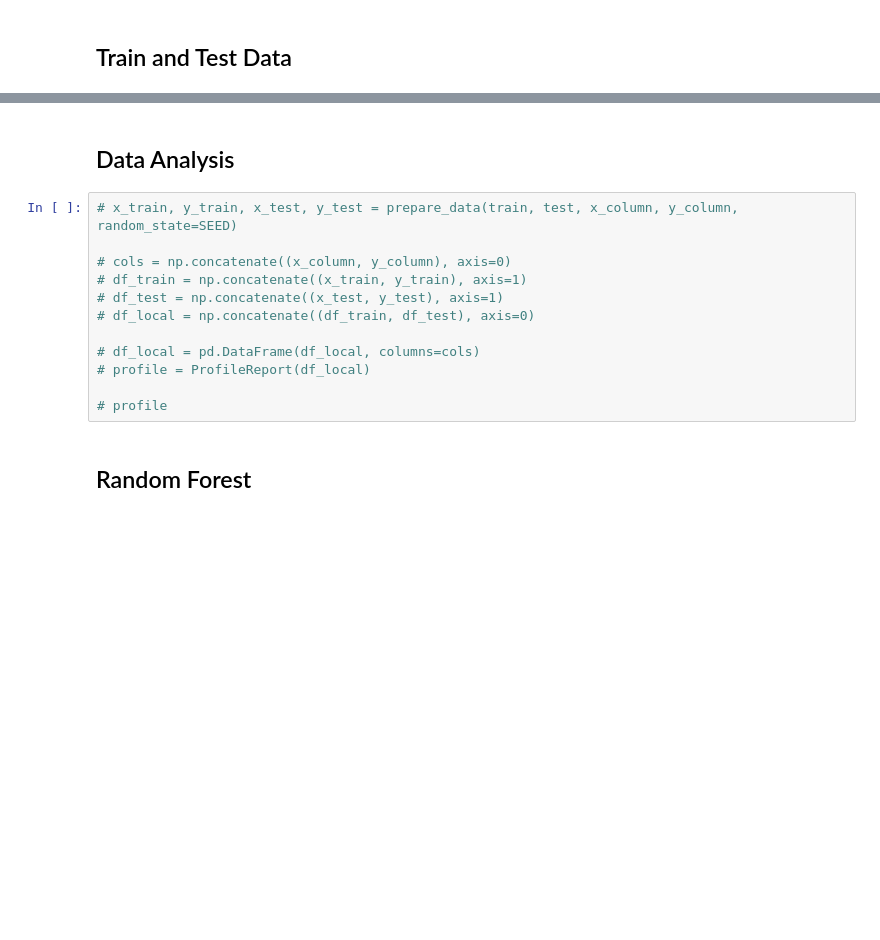
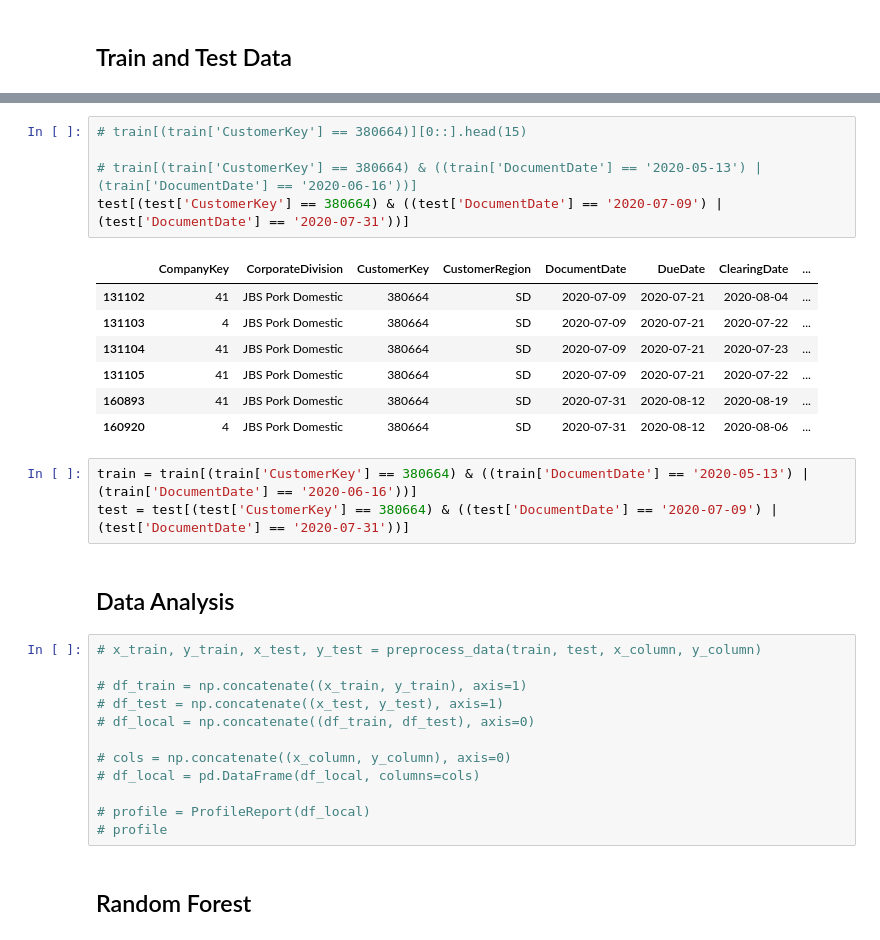
Before and after one commit to arthurflor23/invoice-payment-prediction, a Jupyter notebook: predict-invoice-payment.ipynb, the cells around one changed output, grey strips where cells are left out. Drawn from its saved outputs; the diff is of its cells as text; blank space fills up the shorter version.

```diff
--- a/predict-invoice-payment.ipynb
+++ b/predict-invoice-payment.ipynb
@@ -297,16 +300,32 @@ plot_countplot(test, cols=y_column, title='Test')
+# %%
+# train[(train['CustomerKey'] == 380664)][0::].head(15)
+
+# train[(train['CustomerKey'] == 380664) & ((train['DocumentDate'] == '2020-05-13') | (train['DocumentDate'] == '2020-06-16'))]
+test[(test['CustomerKey'] == 380664) & ((test['DocumentDate'] == '2020-07-09') | (test['DocumentDate'] == '2020-07-31'))]
+# %% [output]
+|  | CompanyKey | CorporateDivision | CustomerKey | CustomerRegion | DocumentDate | DueDate | ClearingDate | ... |
+| 131102 | 41 | JBS Pork Domestic | 380664 | SD | 2020-07-09 | 2020-07-21 | 2020-08-04 | ... |
+| 131103 | 4 | JBS Pork Domestic | 380664 | SD | 2020-07-09 | 2020-07-21 | 2020-07-22 | ... |
+| 131104 | 41 | JBS Pork Domestic | 380664 | SD | 2020-07-09 | 2020-07-21 | 2020-07-23 | ... |
+| 131105 | 41 | JBS Pork Domestic | 380664 | SD | 2020-07-09 | 2020-07-21 | 2020-07-22 | ... |
+| 160893 | 41 | JBS Pork Domestic | 380664 | SD | 2020-07-31 | 2020-08-12 | 2020-08-19 | ... |
+| 160920 | 4 | JBS Pork Domestic | 380664 | SD | 2020-07-31 | 2020-08-12 | 2020-08-06 | ... |
+# %%
+train = train[(train['CustomerKey'] == 380664) & ((train['DocumentDate'] == '2020-05-13') | (train['DocumentDate'] == '2020-06-16'))]
+test = test[(test['CustomerKey'] == 380664) & ((test['DocumentDate'] == '2020-07-09') | (test['DocumentDate'] == '2020-07-31'))]
 # %% [markdown]
 ## Data Analysis
 # %%
-# x_train, y_train, x_test, y_test = prepare_data(train, test, x_column, y_column, random_state=SEED)
+# x_train, y_train, x_test, y_test = preprocess_data(train, test, x_column, y_column)
 
-# cols = np.concatenate((x_column, y_column), axis=0)
 # df_train = np.concatenate((x_train, y_train), axis=1)
 # df_test = np.concatenate((x_test, y_test), axis=1)
 # df_local = np.concatenate((df_train, df_test), axis=0)
 
+# cols = np.concatenate((x_column, y_column), axis=0)
 # df_local = pd.DataFrame(df_local, columns=cols)
+
 # profile = ProfileReport(df_local)
-
 # profile
 # %% [markdown]
 ## Random Forest
```
Also changed, not shown: parts of 11 cells of this notebook.
